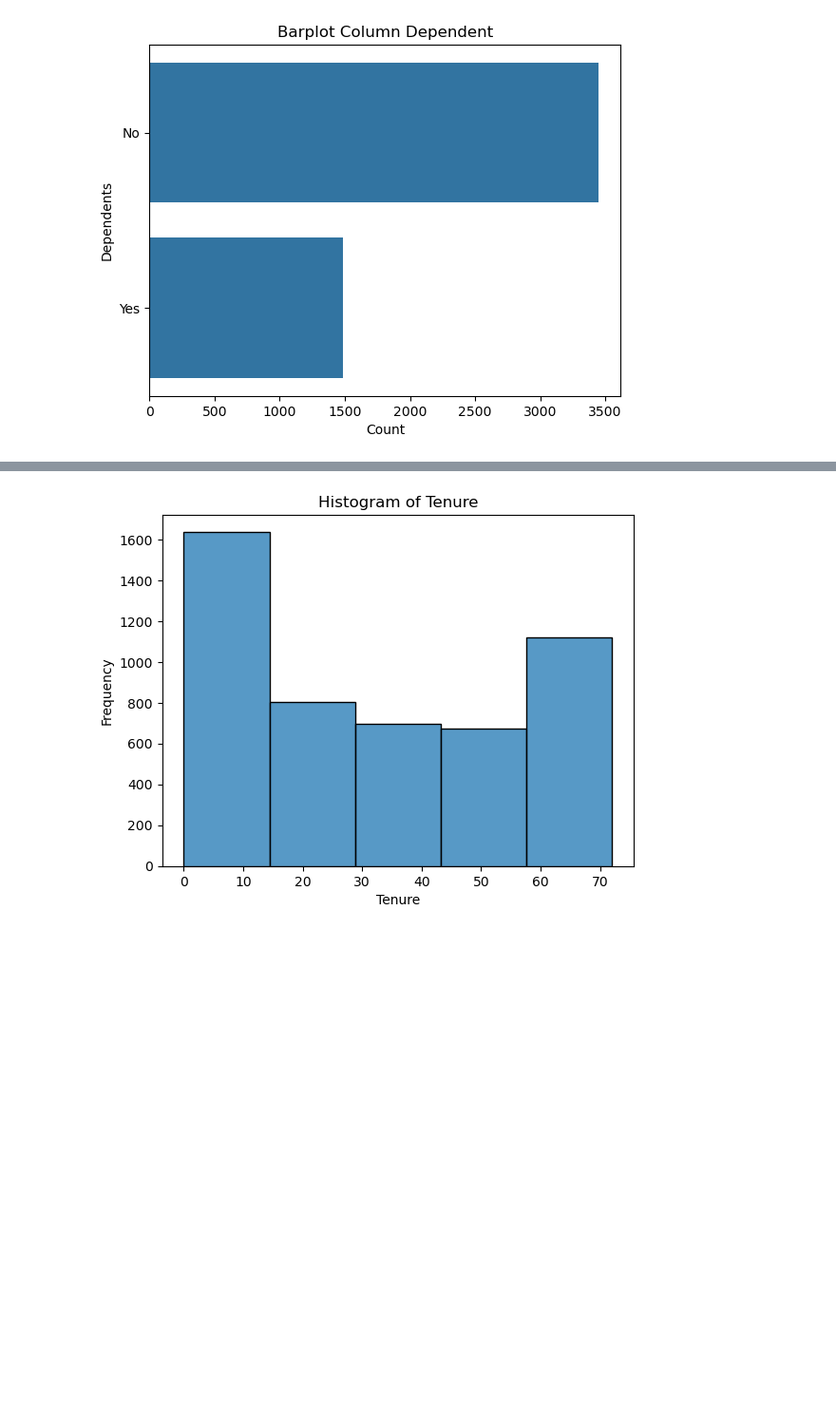
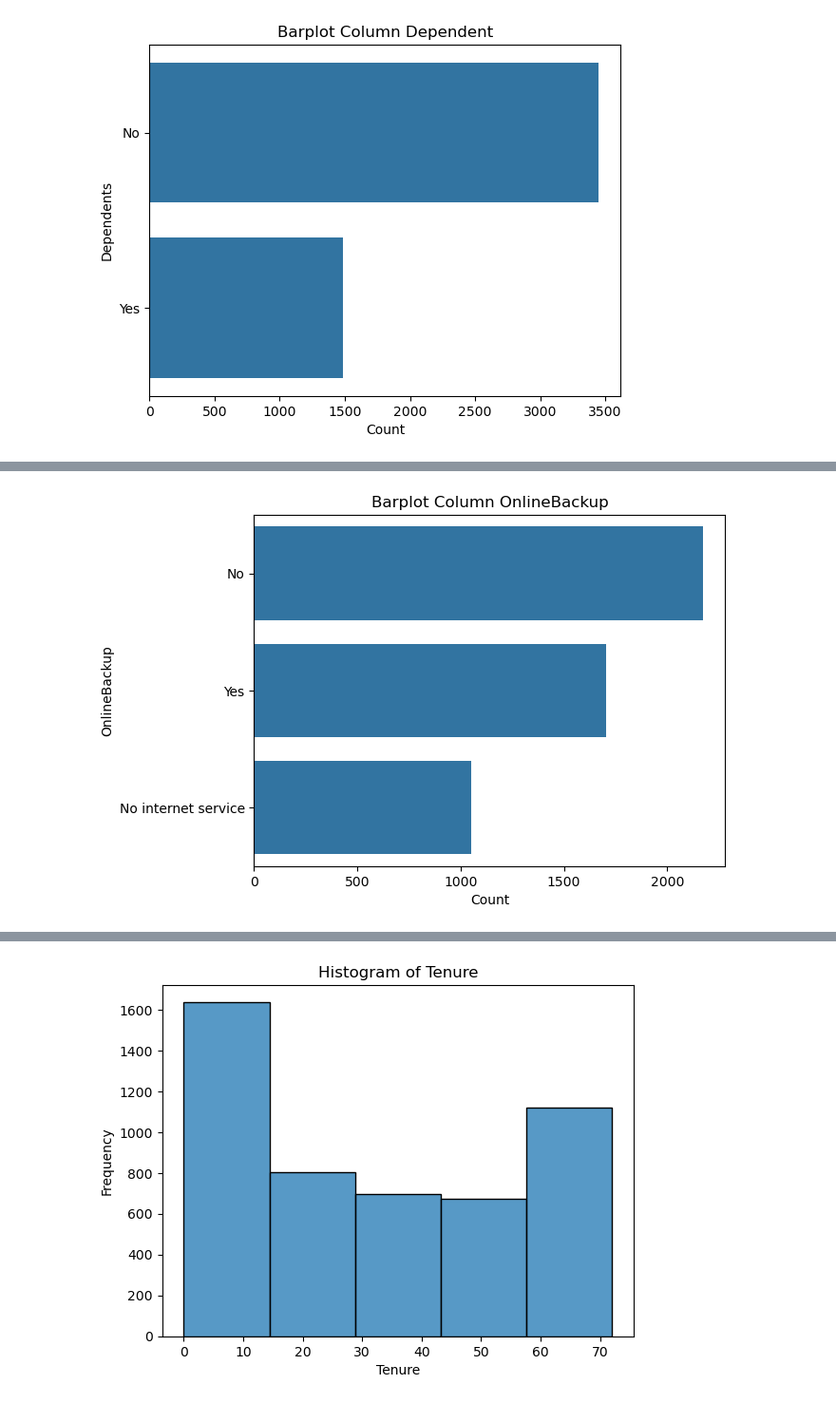
Before and after one commit to fahdmuchammad/Capstone-3-Purwadhika-Machine-learning, a Jupyter notebook: Capstone_3_Muchammad Fahd_Telco.ipynb, the cells around one changed output, grey strips where cells are left out. Shown at 95% size. Saved outputs shown, nothing was run; the diff lists cells and outputs as text; code cells hidden in the pictures; blank space fills up the shorter version.

```diff
--- a/Capstone_3_Muchammad Fahd_Telco.ipynb
+++ b/Capstone_3_Muchammad Fahd_Telco.ipynb
@@ -119,0 +130,10 @@ plt.show()
+# %%
+backup_counts = df['OnlineBackup'].value_counts().reset_index()
+backup_counts.columns = ['OnlineBackup', 'Count']
+
+# Create a horizontal bar plot
+sns.barplot(x='Count', y='OnlineBackup', data=backup_counts)
+plt.title('Barplot Column OnlineBackup')
+plt.show()
+# %% [output]
+[figure, added]
```
Also changed, not shown: parts of 7 cells of this notebook.
